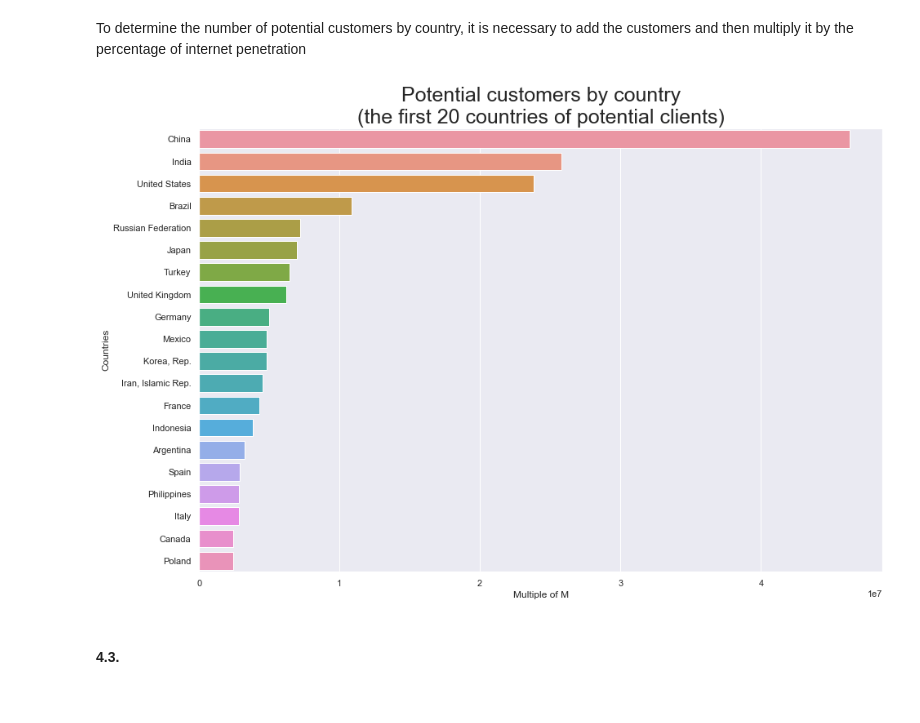
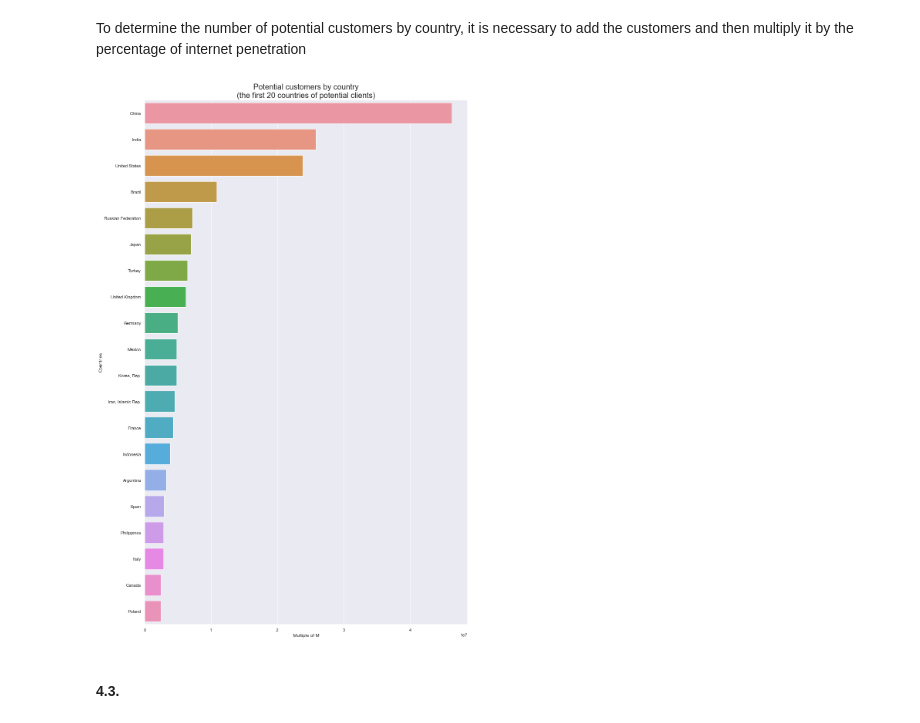
Before and after one commit to samirhinojosa/OC-P2-education-statistics, a Jupyter notebook: notebook.ipynb, the cells around one changed output. Drawn from its saved outputs; the diff is of its cells as text; code cells hidden in the pictures.

Commit message:
Updating graphs based on renamed indicators

```diff
--- a/notebook.ipynb
+++ b/notebook.ipynb
@@ -1154,6 +1176,6 @@ df_countries_to_work[df_countries_to_work["SP.POP.TOTL"]<10000000]
 </div>
 # %%
-df_countries_to_work = pd.DataFrame(df_countries_to_work[df_countries_to_work["SP.POP.TOTL"]>10000000])
+df_countries_to_work = pd.DataFrame(df_countries_to_work[df_countries_to_work["Total population"]>10000000])
 # %%
 df_countries_to_work
 # %% [output]
@@ -1175,6 +1197,6 @@ df_countries_to_work
    Keeping only rows at least 4 indicators non-NaN values
 </div>
 # %%
-df_countries_to_work = df_countries_to_work.dropna(subset=INDICATORS, thresh=4)
+df_countries_to_work = df_countries_to_work.dropna(subset=RENAMED_INDICATORS, thresh=4)
 df_countries_to_work
 # %% [output]
@@ -1298,16 +1309,20 @@ df_potential_customer["Potential customers"] = (df_countries_to_work["UIS.E.3"]
+# %%
+df_potential_customer = df_countries_to_work[["Country Name", "Internet users", "Enrolment in tertiary education", "Enrolment in upper secondary education"]].copy(deep=True)
+# %%
+df_potential_customer["Potential customers"] = (df_countries_to_work["Enrolment in upper secondary education"] + df_countries_to_work["Enrolment in tertiary education"]) * df_countries_to_work["Internet users"]/100
 # %%
 df_potential_customer = df_potential_customer.sort_values("Potential customers", ascending=False).head(20)
 # %%
-plt.figure(figsize=(15, 10))
-plt.title("Potential customers by country\n(the first 20 countries of potential clients)", size=25)
+plt.figure(figsize=(15, 25))
+plt.title("Potential customers by country\n(the first 20 countries of potential clients)", size=20)
 plot = sns.barplot(x="Potential customers",
                    y="Country Name",
                    data=df_potential_customer
 )
 plot.set(xlabel="Multiple of M", ylabel="Countries")
 plt.show()
 # %% [output]
-[figure, old version]
+[figure, new version]
 # %% [markdown]
 #### 4.3.
 # %% [markdown]
```
Also changed, not shown: parts of 42 cells of this notebook.
